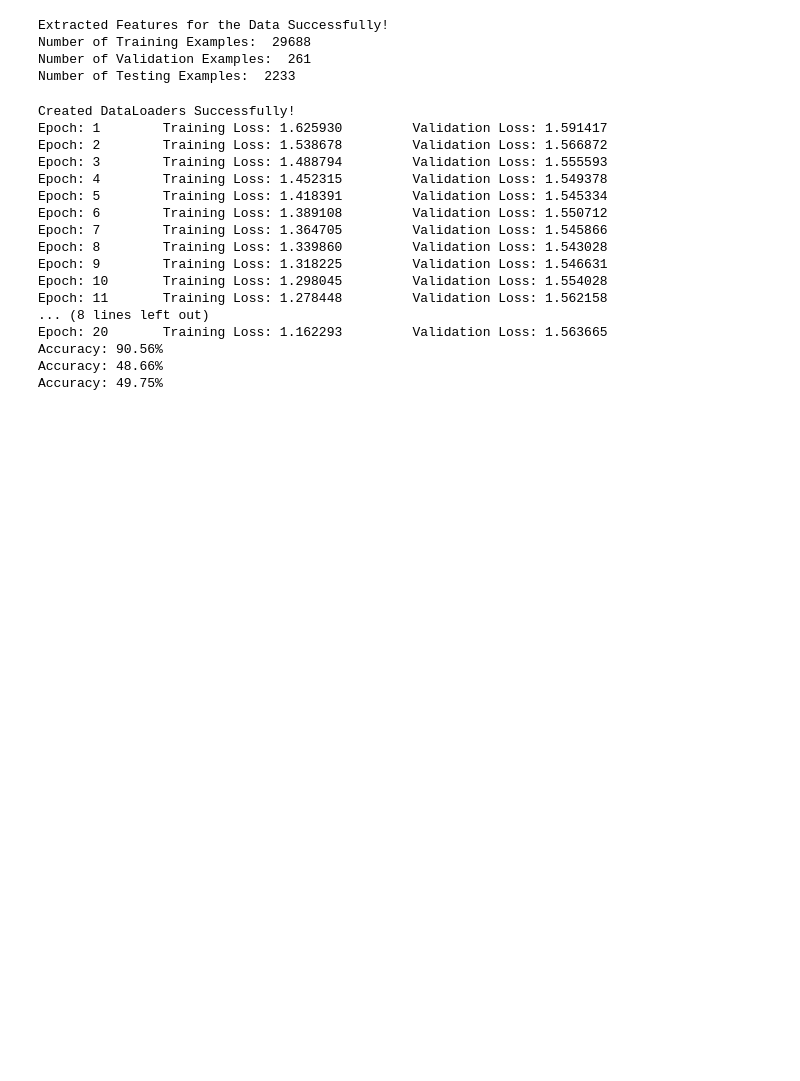
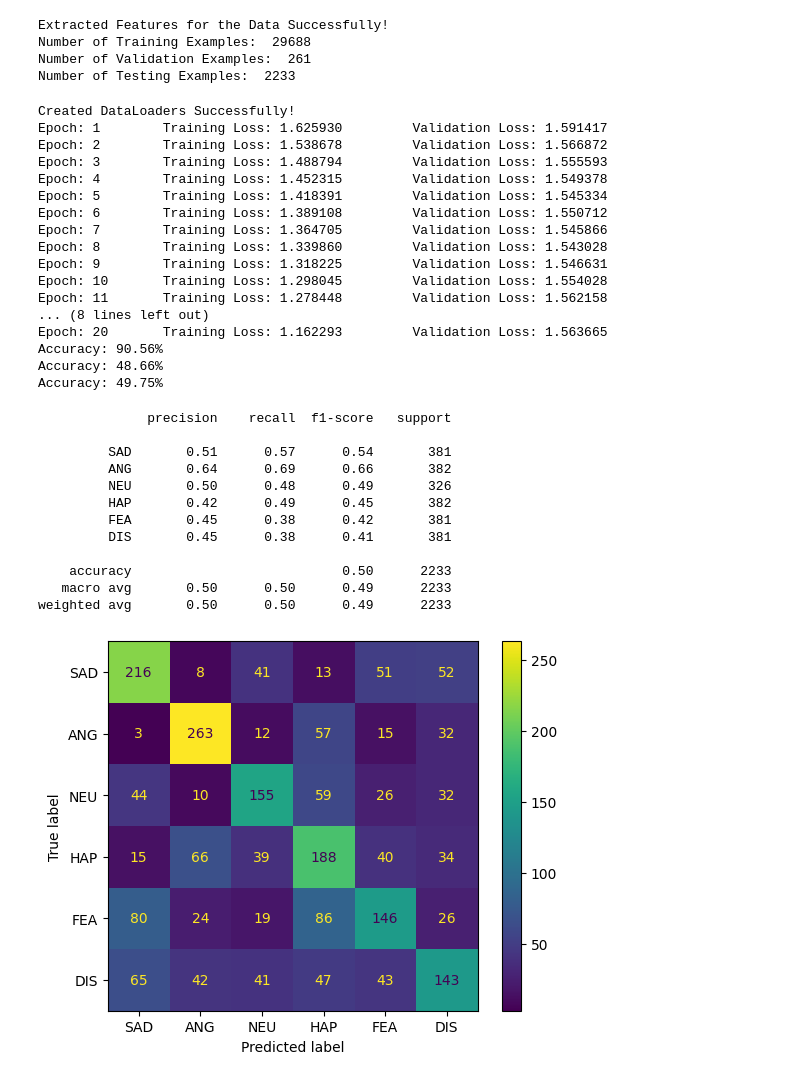
Before and after one commit to yousefkotp/Speech-Emotion-Recognition, a Jupyter notebook: main.ipynb, the cells around one changed output. Saved outputs shown, nothing was run; the diff lists cells and outputs as text; code cells hidden in the pictures; blank space fills up the shorter version.

Commit message:
Added confusion matrix for RezoNet 2D

```diff
--- a/main.ipynb
+++ b/main.ipynb
@@ -974,0 +973,18 @@ model.analyze(test_dataloader)
+# %%
+model = RezoNet2d([x_train[0][2].shape[0], x_train[0][2].shape[1]]).to(device)
+model.load_state_dict(torch.load(modelParams))
+model.analyze(test_dataloader)
+# %% [output]
+              precision    recall  f1-score   support
+
+         SAD       0.51      0.57      0.54       381
+         ANG       0.64      0.69      0.66       382
+         NEU       0.50      0.48      0.49       326
+         HAP       0.42      0.49      0.45       382
+         FEA       0.45      0.38      0.42       381
+         DIS       0.45      0.38      0.41       381
+
+    accuracy                           0.50      2233
+   macro avg       0.50      0.50      0.49      2233
+weighted avg       0.50      0.50      0.49      2233
+[figure, added]
```
Also changed, not shown: parts of 1 cell of this notebook.
